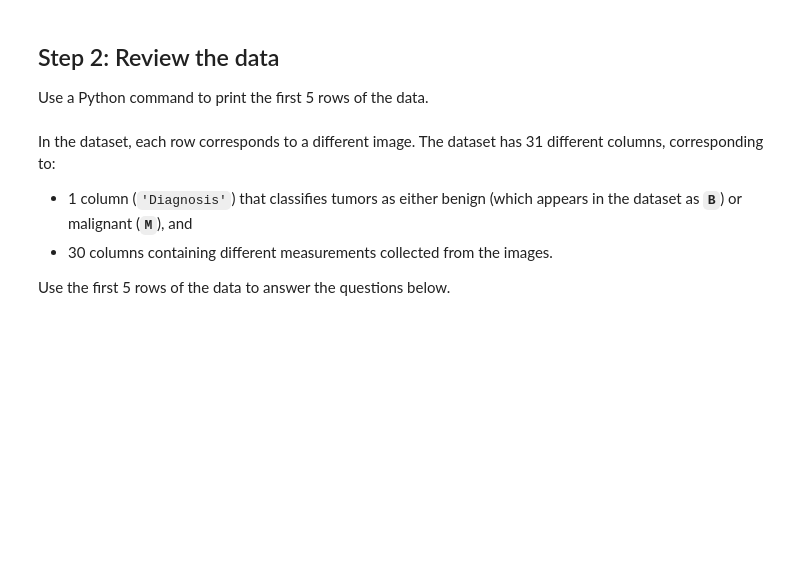
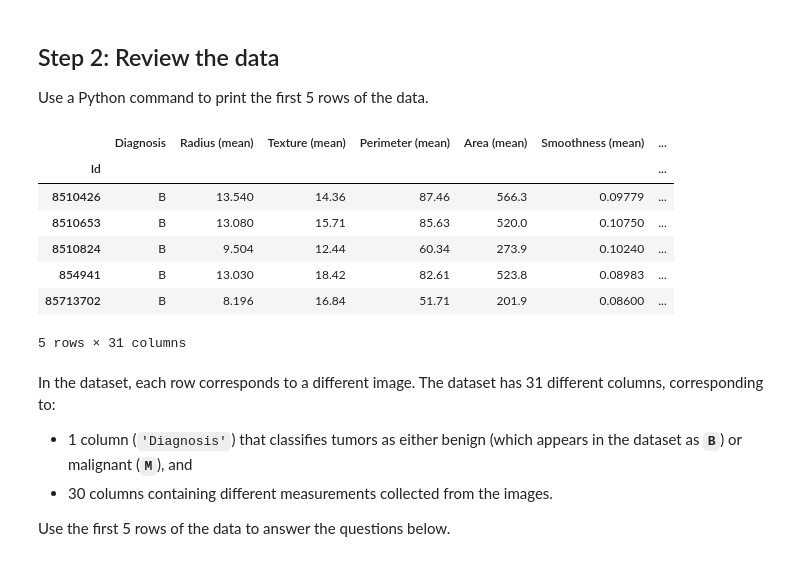
Before and after one commit to acasasis-dev/kaggle, a Jupyter notebook: data-visualization/05-distributions/exercise/exercise-distributions.ipynb, the cells around one changed output. Drawn from its saved outputs; the diff is of its cells as text; code cells hidden in the pictures; blank space fills up the shorter version.

```diff
--- a/data-visualization/05-distributions/exercise/exercise-distributions.ipynb
+++ b/data-visualization/05-distributions/exercise/exercise-distributions.ipynb
@@ -61,7 +64,16 @@ step_1.check()
 Use a Python command to print the first 5 rows of the data.
 # %%
 # Print the first five rows of the data
-____ # Your code here
+cancer_data.head() # Your code here
+# %% [output]
+|  | Diagnosis | Radius (mean) | Texture (mean) | Perimeter (mean) | Area (mean) | Smoothness (mean) | ... |
+| Id |  |  |  |  |  |  | ... |
+| 8510426 | B | 13.540 | 14.36 | 87.46 | 566.3 | 0.09779 | ... |
+| 8510653 | B | 13.080 | 15.71 | 85.63 | 520.0 | 0.10750 | ... |
+| 8510824 | B | 9.504 | 12.44 | 60.34 | 273.9 | 0.10240 | ... |
+| 854941 | B | 13.030 | 18.42 | 82.61 | 523.8 | 0.08983 | ... |
+| 85713702 | B | 8.196 | 16.84 | 51.71 | 201.9 | 0.08600 | ... |
+5 rows × 31 columns
 # %% [markdown]
 In the dataset, each row corresponds to a different image.  The dataset has 31 different columns, corresponding to:
 - 1 column (`'Diagnosis'`) that classifies tumors as either benign (which appears in the dataset as **`B`**) or malignant (__`M`__), and
```
Also changed, not shown: parts of 14 cells of this notebook.
